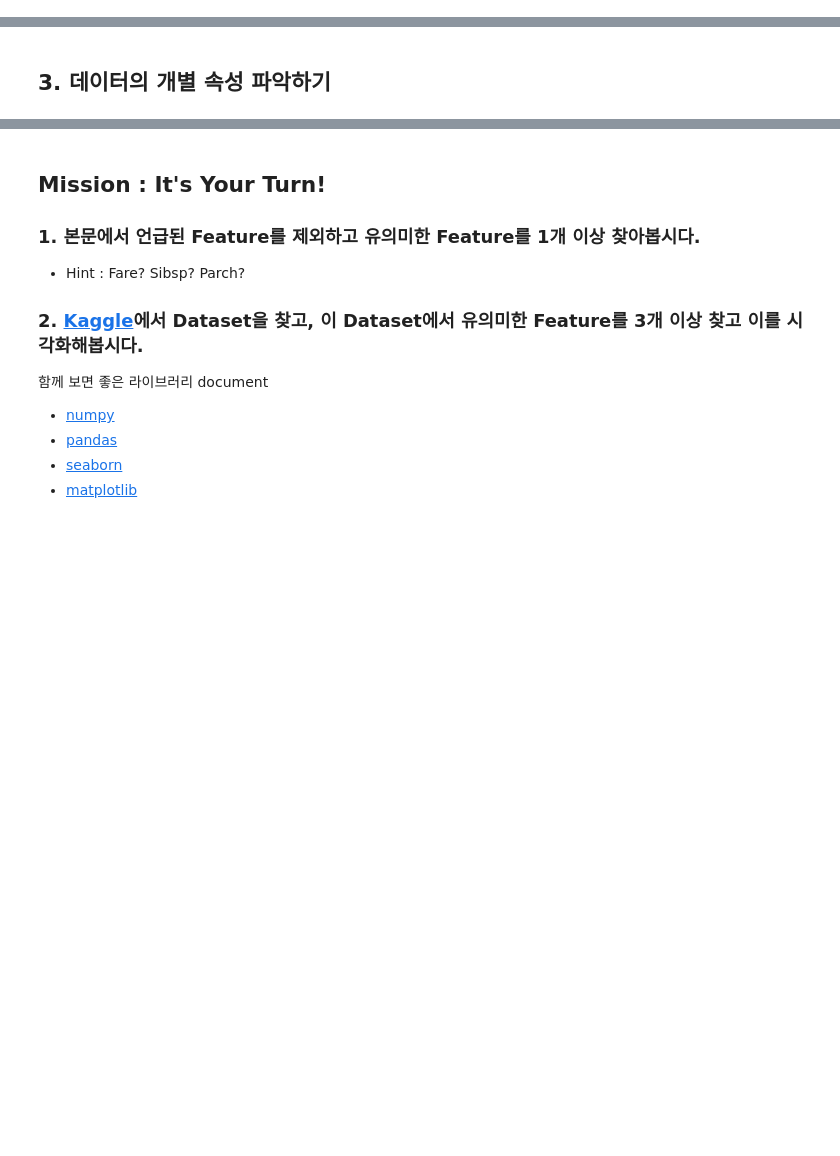
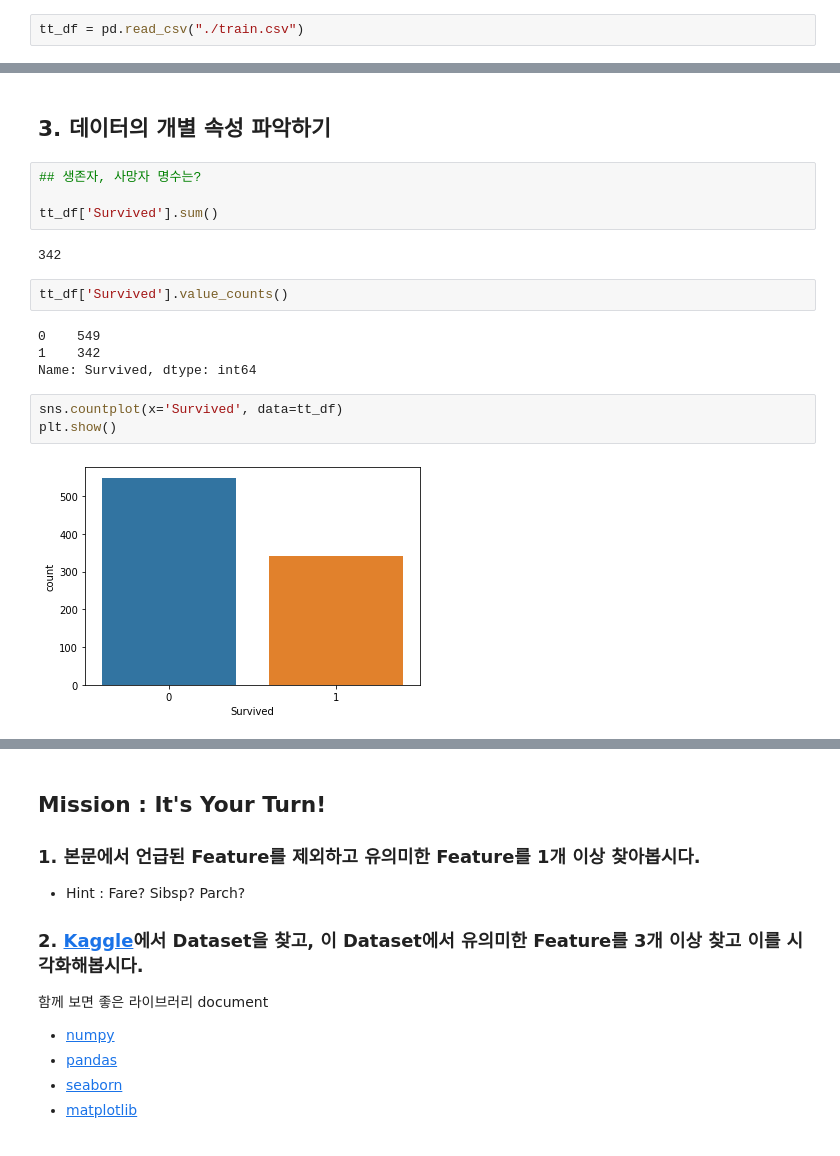
Before and after one commit to super-corini/programmers_kdt_II, a Jupyter notebook: 4. EDA.ipynb, the cells around one changed output, grey strips where cells are left out. Drawn from its saved outputs; the diff is of its cells as text; blank space fills up the shorter version.

```diff
--- a/4. EDA.ipynb
+++ b/4. EDA.ipynb
@@ -12,2 +21,4 @@
+# %%
+tt_df = pd.read_csv("./train.csv")
 # %% [markdown]
 ## 1. 분석의 목적과 변수 확인
@@ -16,2 +99,19 @@
 # %% [markdown]
 ## 3. 데이터의 개별 속성 파악하기
+# %%
+## 생존자, 사망자 명수는?
+
+tt_df['Survived'].sum()
+# %% [output]
+342
+# %%
+tt_df['Survived'].value_counts()
+# %% [output]
+0    549
+1    342
+Name: Survived, dtype: int64
+# %%
+sns.countplot(x='Survived', data=tt_df)
+plt.show()
+# %% [output]
+[figure, added]
```
Also changed, not shown: parts of 34 cells of this notebook.
